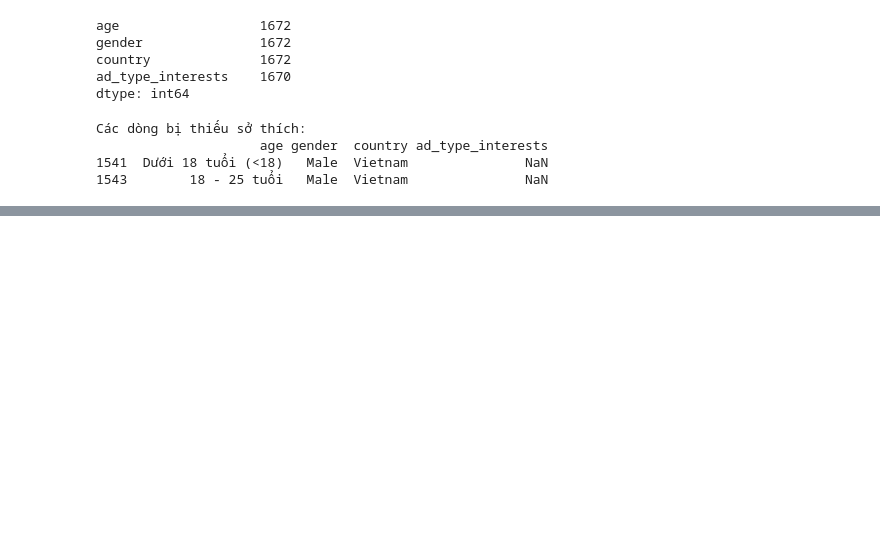
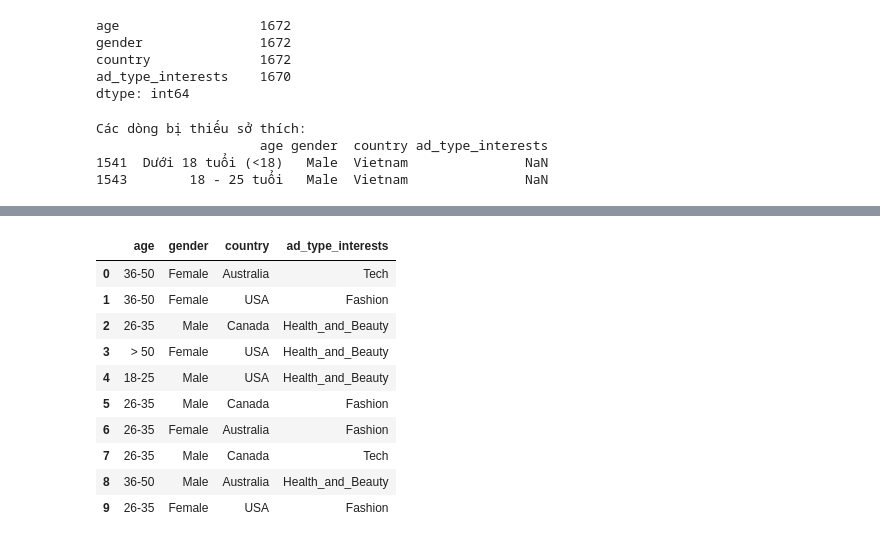
Before and after one commit to NganBui25/Gaze-Estimation, a Jupyter notebook: AdClassifier/feature_engineering.ipynb, the cells around one changed output, grey strips where cells are left out. Drawn from its saved outputs; the diff is of its cells as text; code cells hidden in the pictures; blank space fills up the shorter version.

```diff
--- a/AdClassifier/feature_engineering.ipynb
+++ b/AdClassifier/feature_engineering.ipynb
@@ -322,0 +436,15 @@ Các dòng bị thiếu sở thích:
+# %%
+df_cleaned = pd.read_csv('./data/cleaned_data/cleaned_dataset.csv')
+df_cleaned.head(10)
+# %% [output]
+|  | age | gender | country | ad_type_interests |
+| 0 | 36-50 | Female | Australia | Tech |
+| 1 | 36-50 | Female | USA | Fashion |
+| 2 | 26-35 | Male | Canada | Health_and_Beauty |
+| 3 | > 50 | Female | USA | Health_and_Beauty |
+| 4 | 18-25 | Male | USA | Health_and_Beauty |
+| 5 | 26-35 | Male | Canada | Fashion |
+| 6 | 26-35 | Female | Australia | Fashion |
+| 7 | 26-35 | Male | Canada | Tech |
+| 8 | 36-50 | Male | Australia | Health_and_Beauty |
+| 9 | 26-35 | Female | USA | Fashion |
```
Also changed, not shown: parts of 22 cells of this notebook.
